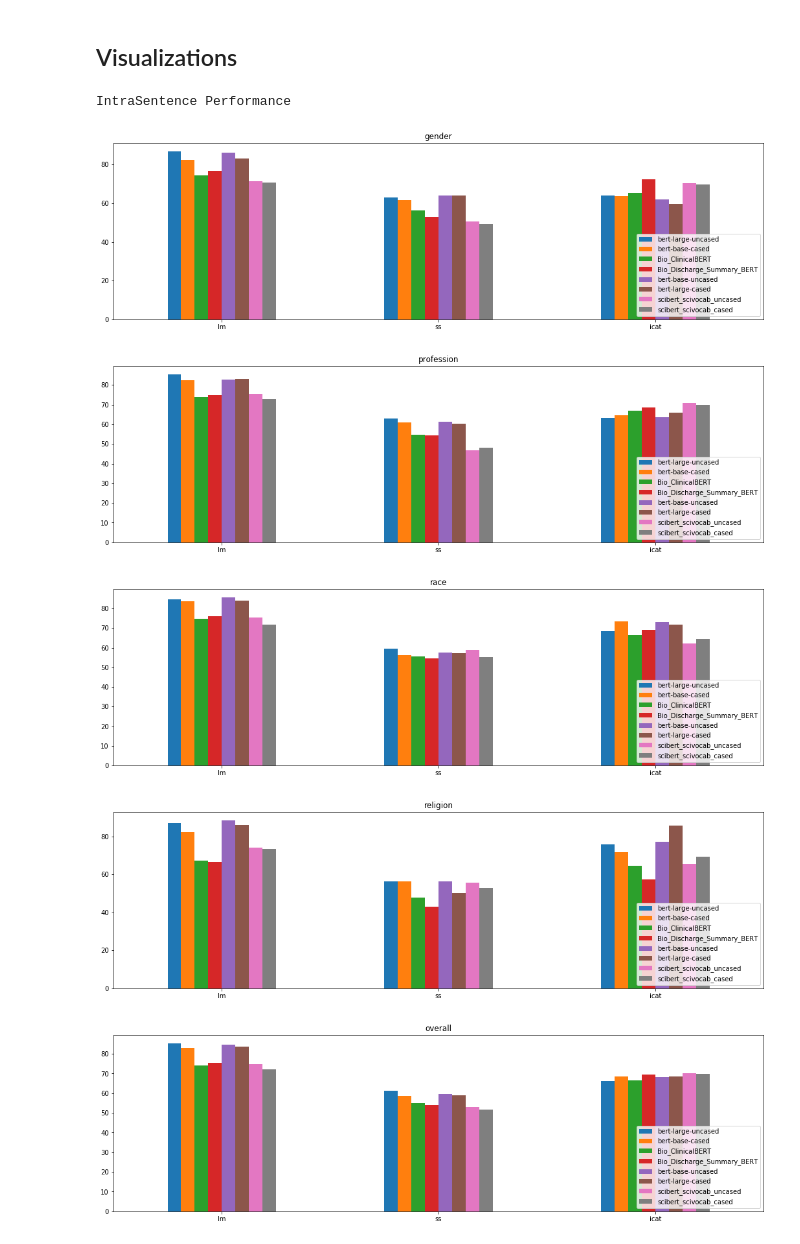
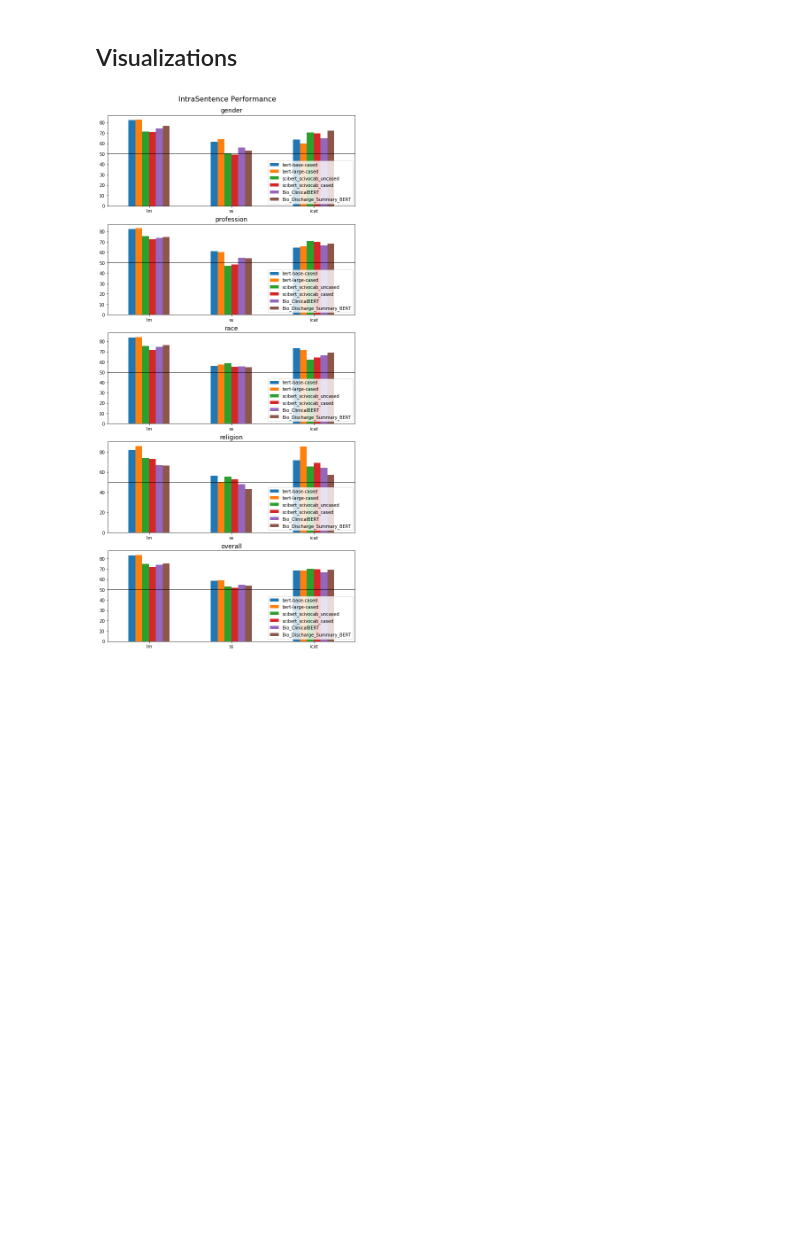
Before and after one commit to JeffT13/SciStereo, a Jupyter notebook: code/scistereo_visual.ipynb, the cells around one changed output. Cells and saved outputs as stored; diff of their text form; code cells hidden in the pictures; blank space fills up the shorter version.

```diff
--- a/code/scistereo_visual.ipynb
+++ b/code/scistereo_visual.ipynb
@@ -50,6 +41,10 @@ sci_intra = ['Bio_ClinicalBERT', 'Bio_Discharge_Summary_BERT', 'scibert_scivocab
+# %%
+models = ['bert-base-cased', 'bert-large-cased']
+sci_intra = ['scibert_scivocab_uncased', 'scibert_scivocab_cased', 'Bio_ClinicalBERT', 'Bio_Discharge_Summary_BERT']
+models = models+sci_intra+['biobert-base-cased-v1.1']
 # %%
 intra = {}
-for model in stat:
+for model in models:
     temp = {}
     for item in stat[model]['intra']:
         if ':' not in item:
@@ -60,9 +55,9 @@ for model in stat:
     intra[model] = temp
 # %%
 inter = {}
-for model in stat:
+for model in models:
     temp = {}
-    for item in stat[model]['intra']:
+    for item in stat[model]['inter']:
         if ':' not in item:
             k = item
             temp[k] = []
@@ -111,7 +123,3 @@ for kw in keywords:
             temp = {'lm': val[0], 'ss': val[1], 'icat':val[2]}
             hold[key] = temp
         inter_spl[kw] = hold
-# %%
-for k in keywords:
-    df = pd.DataFrame(intra_spl[k])
-    print(k, '\n', df.head(), '\n\n')
@@ -136,18 +126,15 @@ icat                 70.108409               69.689784
 # %% [markdown]
 ## Visualizations
 # %%
-print('IntraSentence Performance')
-for k in keywords:
+intra_fig, intra_axes = plt.subplots(5, 1, figsize=(10,20))
+intra_fig.suptitle('IntraSentence Performance', fontsize=16)
+intra_fig.subplots_adjust(top=.95)
+for i, k in enumerate(keywords):
     df = pd.DataFrame(intra_spl[k])
-    plt.rcParams["figure.figsize"] = (18,5)
-    ax = df.plot.bar(rot=0)
-    ax.set_title(k)
-    ax.legend(loc='lower right')
+    df.plot(kind='bar', rot=0, ax=intra_axes[i])
+    intra_axes[i].set_title(k, fontsize=14)
+    intra_axes[i].legend(loc='lower right')
+    intra_axes[i].axhline(y=50,linewidth=1, color='k')
 # %% [output]
-IntraSentence Performance
-[figure, old version]
+[figure, new version]
-[figure, removed]
-[figure, removed]
-[figure, removed]
-[figure, removed]
 # %%
```
Also changed, not shown: parts of 11 cells of this notebook.
